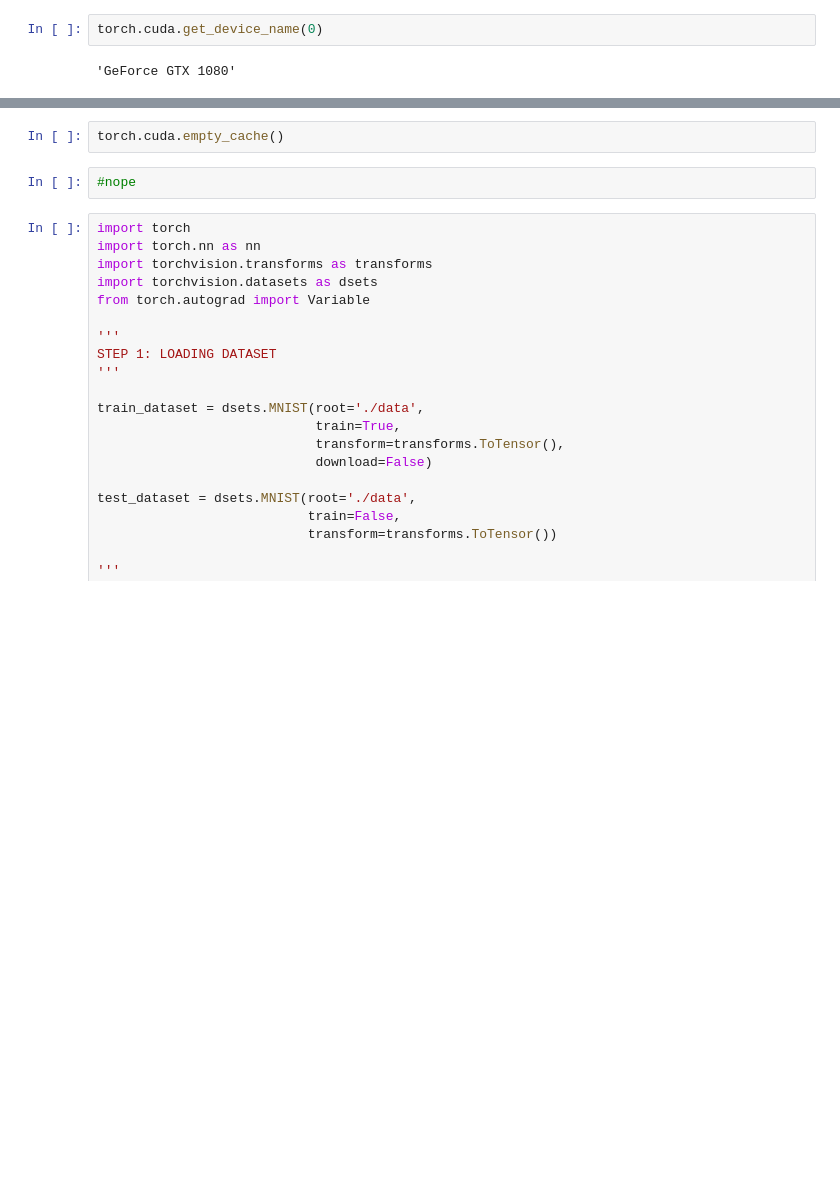
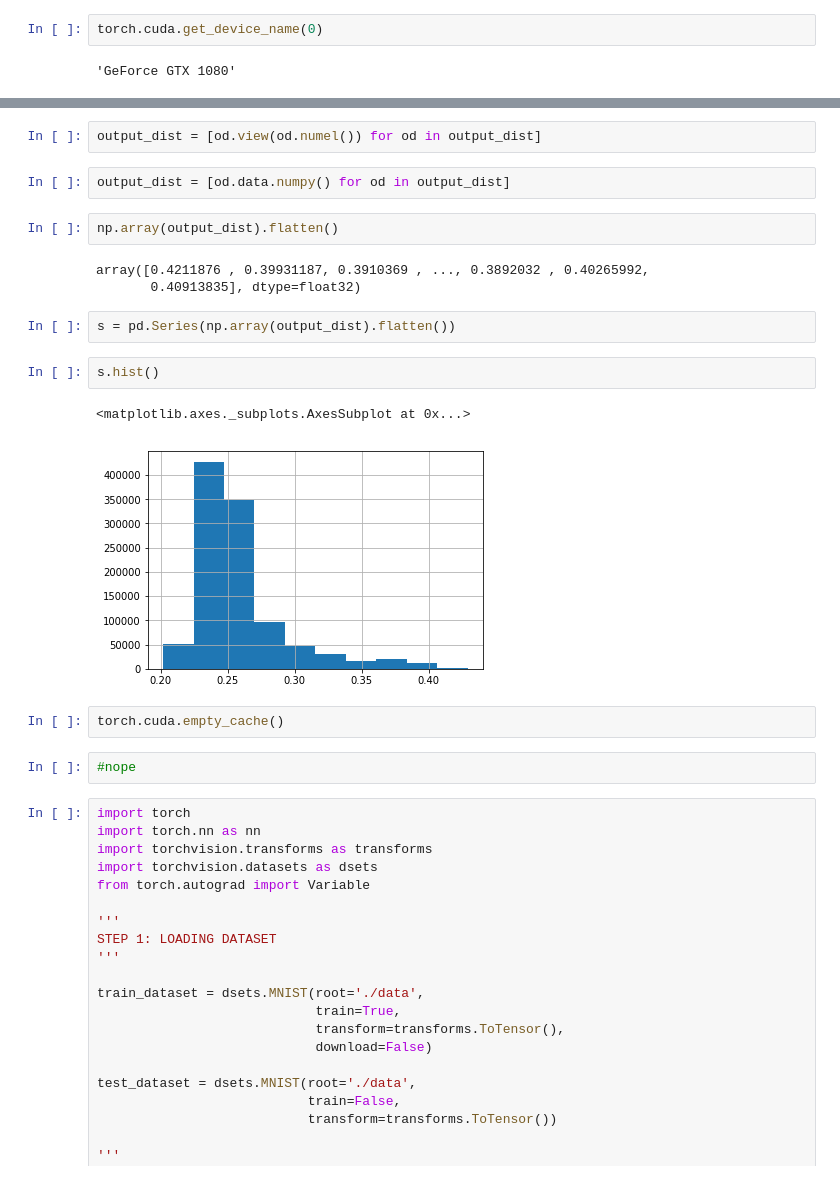
Before and after one commit to eistre91/thinkful-projects, a Jupyter notebook: TGS Salt Identification.ipynb, the cells around one changed output, grey strips where cells are left out. Drawn from its saved outputs; the diff is of its cells as text; blank space fills up the shorter version.

```diff
--- a/TGS Salt Identification.ipynb
+++ b/TGS Salt Identification.ipynb
@@ -464,3 +1111,19 @@ KeyboardInterrupt:
+# %%
+output_dist = [od.view(od.numel()) for od in output_dist]
+# %%
+output_dist = [od.data.numpy() for od in output_dist]
+# %%
+np.array(output_dist).flatten()
+# %% [output]
+array([0.4211876 , 0.39931187, 0.3910369 , ..., 0.3892032 , 0.40265992,
+       0.40913835], dtype=float32)
+# %%
+s = pd.Series(np.array(output_dist).flatten())
+# %%
+s.hist()
+# %% [output]
+<matplotlib.axes._subplots.AxesSubplot at 0x...>
+[figure, added]
 # %%
 torch.cuda.empty_cache()
 # %%
```
Also changed, not shown: parts of 34 cells of this notebook.
